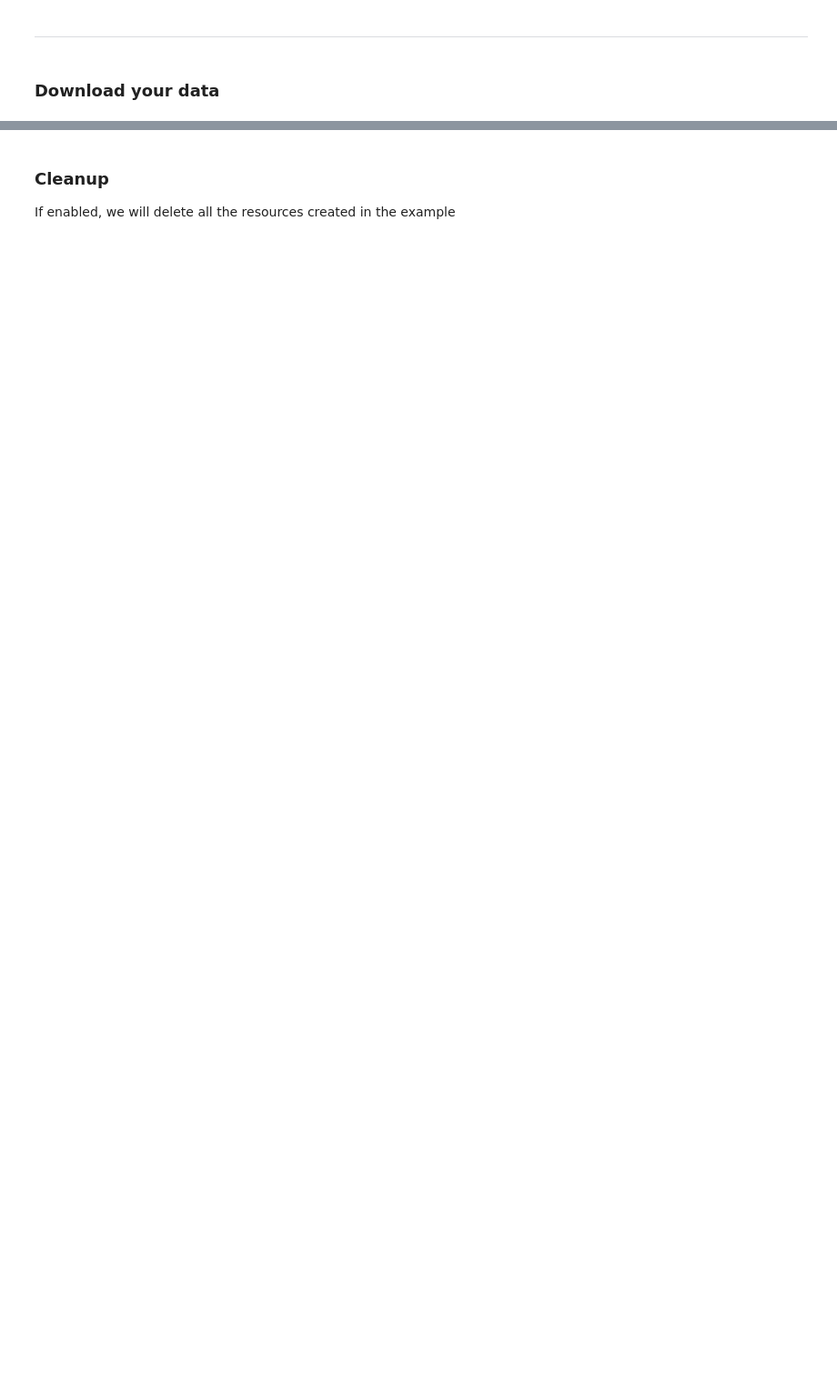
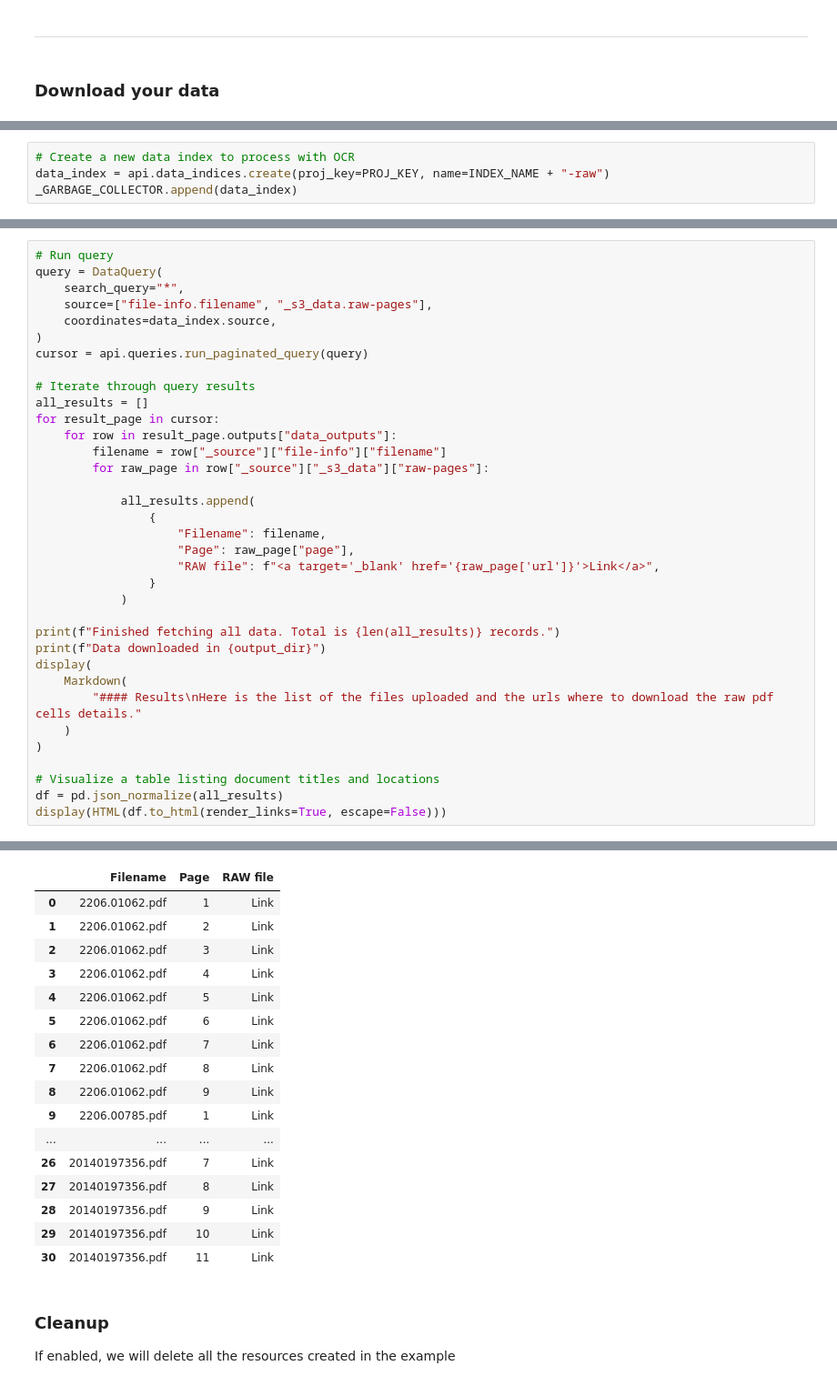
Before and after one commit to DS4SD/deepsearch-examples, a Jupyter notebook: examples/bring_your_own_pdf/upload_explore_download_pdfs.ipynb, the cells around one changed output, grey strips where cells are left out. Shown at 91% size. Drawn from its saved outputs; the diff is of its cells as text; blank space fills up the shorter version.

```diff
--- a/examples/bring_your_own_pdf/upload_explore_download_pdfs.ipynb
+++ b/examples/bring_your_own_pdf/upload_explore_download_pdfs.ipynb
@@ -222,0 +312,4 @@ Accurate document layout analysis is a key requirement for highquality PDF docum
+# %%
+# Create a new data index to process with OCR
+data_index = api.data_indices.create(proj_key=PROJ_KEY, name=INDEX_NAME + "-raw")
+_GARBAGE_COLLECTOR.append(data_index)
@@ -222,0 +327,36 @@ Accurate document layout analysis is a key requirement for highquality PDF docum
+# %%
+# Run query
+query = DataQuery(
+    search_query="*",
+    source=["file-info.filename", "_s3_data.raw-pages"],
+    coordinates=data_index.source,
+)
+cursor = api.queries.run_paginated_query(query)
+
+# Iterate through query results
+all_results = []
+for result_page in cursor:
+    for row in result_page.outputs["data_outputs"]:
+        filename = row["_source"]["file-info"]["filename"]
+        for raw_page in row["_source"]["_s3_data"]["raw-pages"]:
+
+            all_results.append(
+                {
+                    "Filename": filename,
+                    "Page": raw_page["page"],
+                    "RAW file": f"<a target='_blank' href='{raw_page['url']}'>Link</a>",
+                }
+            )
+
+print(f"Finished fetching all data. Total is {len(all_results)} records.")
+print(f"Data downloaded in {output_dir}")
+display(
+    Markdown(
+        "#### Results\nHere is the list of the files uploaded and the urls where to download the raw pdf cells details."
+    )
+)
+
+# Visualize a table listing document titles and locations
+df = pd.json_normalize(all_results)
+display(HTML(df.to_html(render_links=True, escape=False)))
+# %% [output]
@@ -223,3 +367,20 @@ Accurate document layout analysis is a key requirement for highquality PDF docum
+|  | Filename | Page | RAW file |
+| 0 | 2206.01062.pdf | 1 | Link |
+| 1 | 2206.01062.pdf | 2 | Link |
+| 2 | 2206.01062.pdf | 3 | Link |
+| 3 | 2206.01062.pdf | 4 | Link |
+| 4 | 2206.01062.pdf | 5 | Link |
+| 5 | 2206.01062.pdf | 6 | Link |
+| 6 | 2206.01062.pdf | 7 | Link |
+| 7 | 2206.01062.pdf | 8 | Link |
+| 8 | 2206.01062.pdf | 9 | Link |
+| 9 | 2206.00785.pdf | 1 | Link |
+| ... | ... | ... | ... |
+| 26 | 20140197356.pdf | 7 | Link |
+| 27 | 20140197356.pdf | 8 | Link |
+| 28 | 20140197356.pdf | 9 | Link |
+| 29 | 20140197356.pdf | 10 | Link |
+| 30 | 20140197356.pdf | 11 | Link |
 # %% [markdown]
 ### Cleanup
 If enabled, we will delete all the resources created in the example
```
Also changed, not shown: parts of 21 cells of this notebook, 4 other files.
